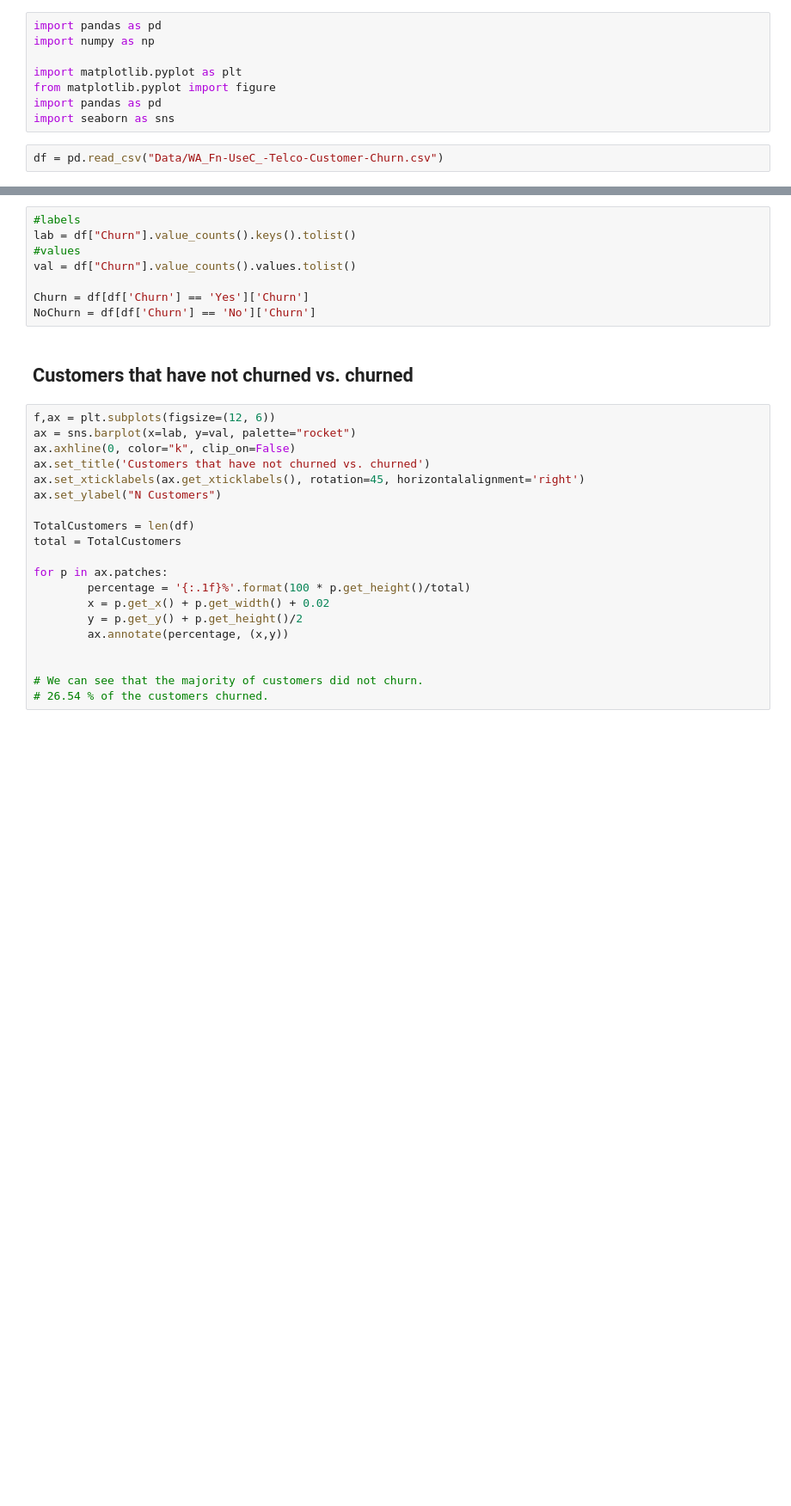
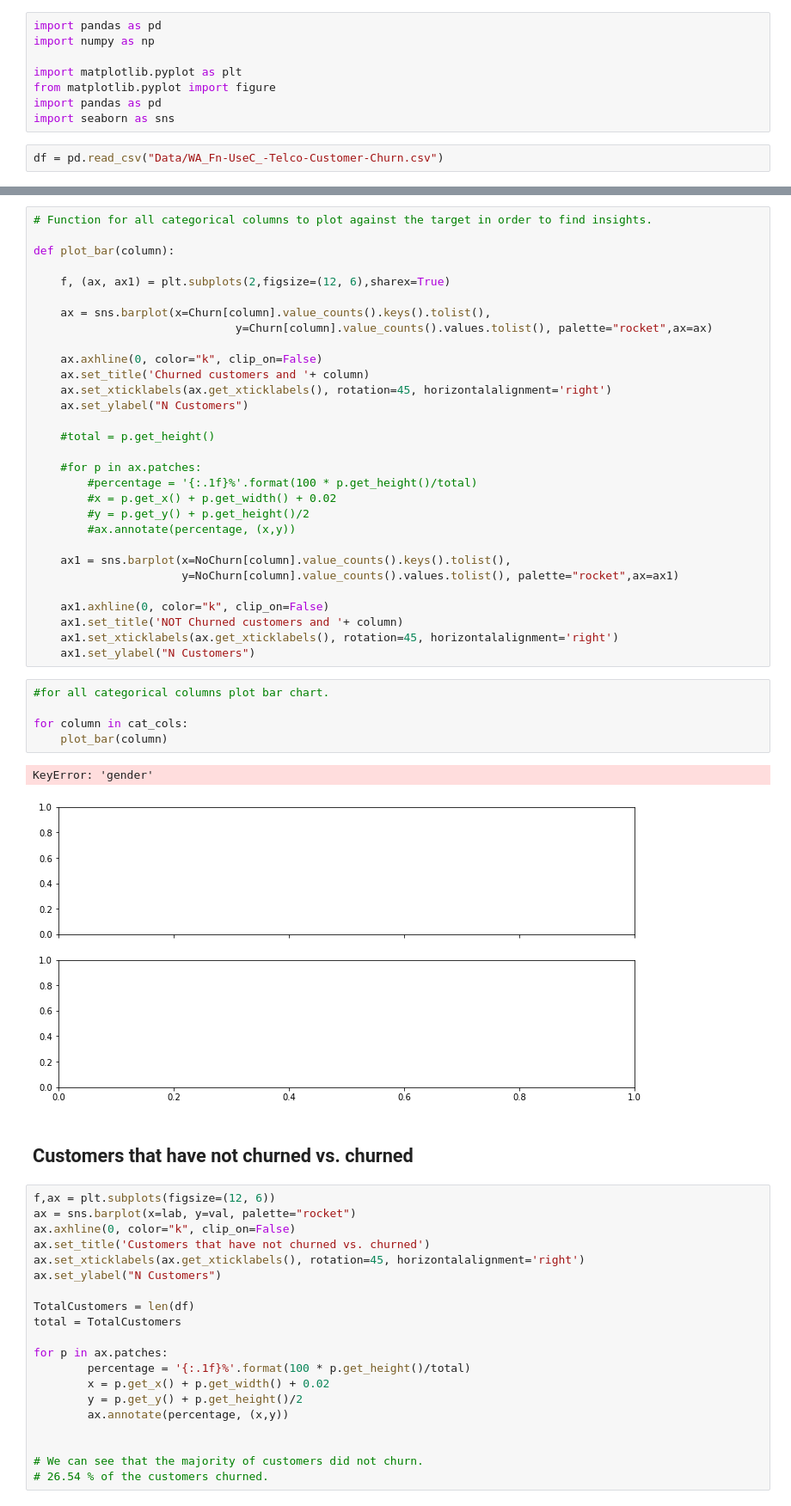
Before and after one commit to edab96/AI-and-Robotics-Project, a Jupyter notebook: Telco Churn EDA.ipynb, the cells around one changed output, grey strips where cells are left out. Shown: that part at 86% size. Cells and saved outputs as stored; diff of their text form; blank space fills up the shorter version.

```diff
--- a/Telco Churn EDA.ipynb
+++ b/Telco Churn EDA.ipynb
@@ -31,11 +96,41 @@ toLabelsAndValues(df,'Churn')
-# %%
-#labels
-lab = df["Churn"].value_counts().keys().tolist()
-#values
-val = df["Churn"].value_counts().values.tolist()
-
-Churn = df[df['Churn'] == 'Yes']['Churn']
-NoChurn = df[df['Churn'] == 'No']['Churn']
+# %%
+# Function for all categorical columns to plot against the target in order to find insights.
+
+def plot_bar(column):
+
+    f, (ax, ax1) = plt.subplots(2,figsize=(12, 6),sharex=True)
+
+    ax = sns.barplot(x=Churn[column].value_counts().keys().tolist(),
+                              y=Churn[column].value_counts().values.tolist(), palette="rocket",ax=ax)
+
+    ax.axhline(0, color="k", clip_on=False)
+    ax.set_title('Churned customers and '+ column)
+    ax.set_xticklabels(ax.get_xticklabels(), rotation=45, horizontalalignment='right')
+    ax.set_ylabel("N Customers")
+
+    #total = p.get_height()
+
+    #for p in ax.patches:
+        #percentage = '{:.1f}%'.format(100 * p.get_height()/total)
+        #x = p.get_x() + p.get_width() + 0.02
+        #y = p.get_y() + p.get_height()/2
+        #ax.annotate(percentage, (x,y))
+
+    ax1 = sns.barplot(x=NoChurn[column].value_counts().keys().tolist(),
+                      y=NoChurn[column].value_counts().values.tolist(), palette="rocket",ax=ax1)
+
+    ax1.axhline(0, color="k", clip_on=False)
+    ax1.set_title('NOT Churned customers and '+ column)
+    ax1.set_xticklabels(ax.get_xticklabels(), rotation=45, horizontalalignment='right')
+    ax1.set_ylabel("N Customers")
+# %%
+#for all categorical columns plot bar chart.
+
+for column in cat_cols:
+    plot_bar(column)
+# %% [output]
+KeyError: 'gender'
+[figure, added]
 # %% [markdown]
 ## Customers that have not churned vs. churned
 # %%
```
Also changed, not shown: parts of 58 cells of this notebook.
